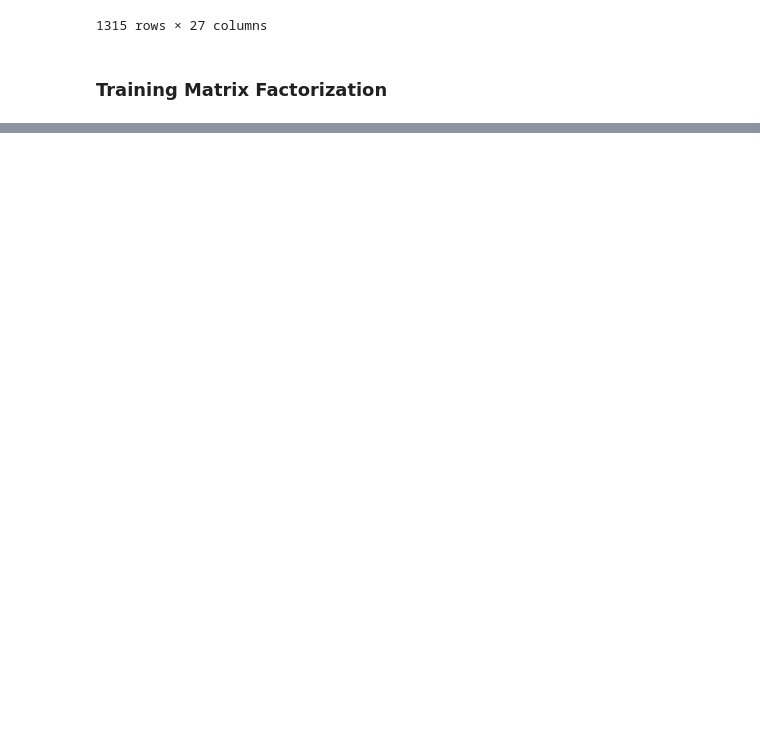
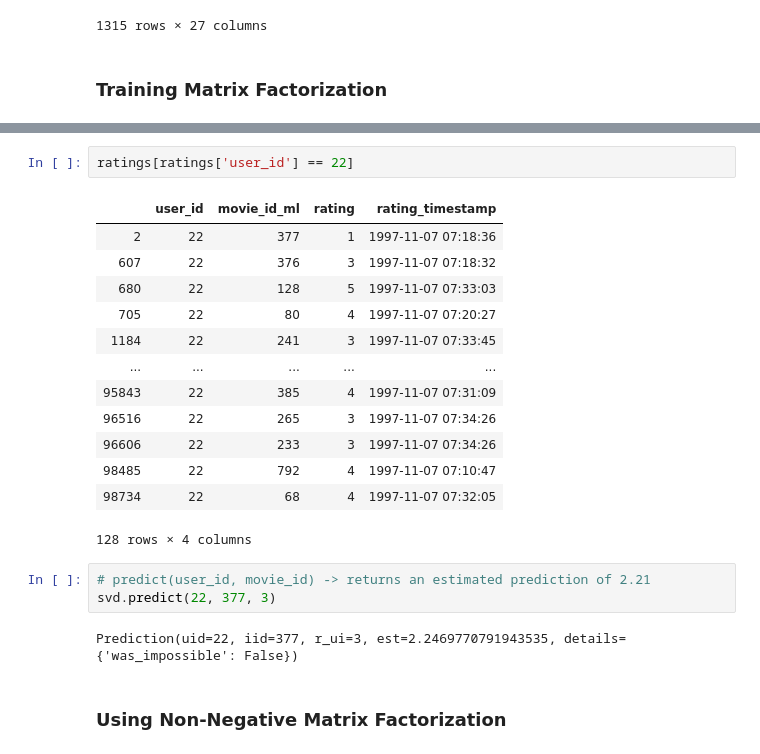
Before and after one commit to Movinder/movielens-imdb-exploration, a Jupyter notebook: matrix_factorization.ipynb, the cells around one changed output, grey strips where cells are left out. Saved outputs shown, nothing was run; the diff lists cells and outputs as text; blank space fills up the shorter version.

```diff
--- a/matrix_factorization.ipynb
+++ b/matrix_factorization.ipynb
@@ -186,0 +272,23 @@ Finished in 7.336 sec.
+# %%
+ratings[ratings['user_id'] == 22]
+# %% [output]
+|  | user_id | movie_id_ml | rating | rating_timestamp |
+| 2 | 22 | 377 | 1 | 1997-11-07 07:18:36 |
+| 607 | 22 | 376 | 3 | 1997-11-07 07:18:32 |
+| 680 | 22 | 128 | 5 | 1997-11-07 07:33:03 |
+| 705 | 22 | 80 | 4 | 1997-11-07 07:20:27 |
+| 1184 | 22 | 241 | 3 | 1997-11-07 07:33:45 |
+| ... | ... | ... | ... | ... |
+| 95843 | 22 | 385 | 4 | 1997-11-07 07:31:09 |
+| 96516 | 22 | 265 | 3 | 1997-11-07 07:34:26 |
+| 96606 | 22 | 233 | 3 | 1997-11-07 07:34:26 |
+| 98485 | 22 | 792 | 4 | 1997-11-07 07:10:47 |
+| 98734 | 22 | 68 | 4 | 1997-11-07 07:32:05 |
+128 rows × 4 columns
+# %%
+# predict(user_id, movie_id) -> returns an estimated prediction of 2.21
+svd.predict(22, 377, 3)
+# %% [output]
+Prediction(uid=22, iid=377, r_ui=3, est=2.2469770791943535, details={'was_impossible': False})
+# %% [markdown]
+### Using Non-Negative Matrix Factorization
```
Also changed, not shown: parts of 16 cells of this notebook.
